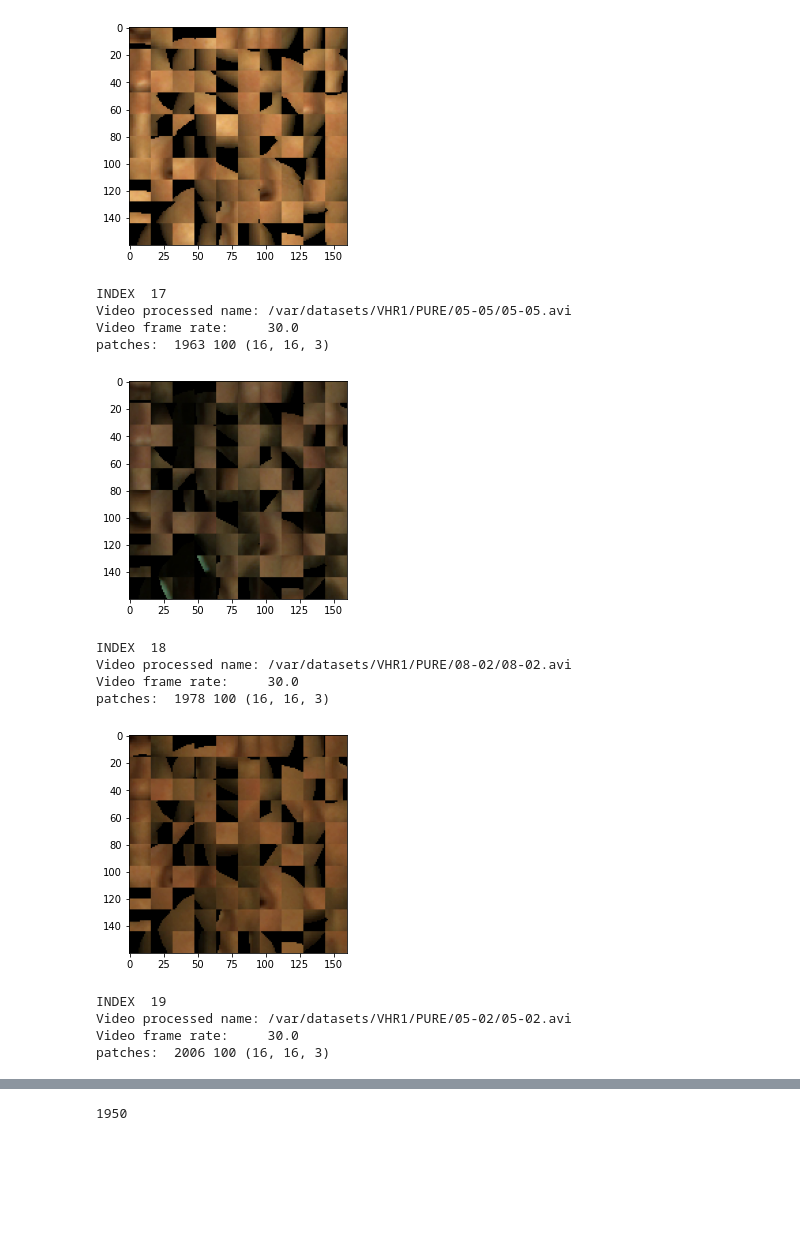
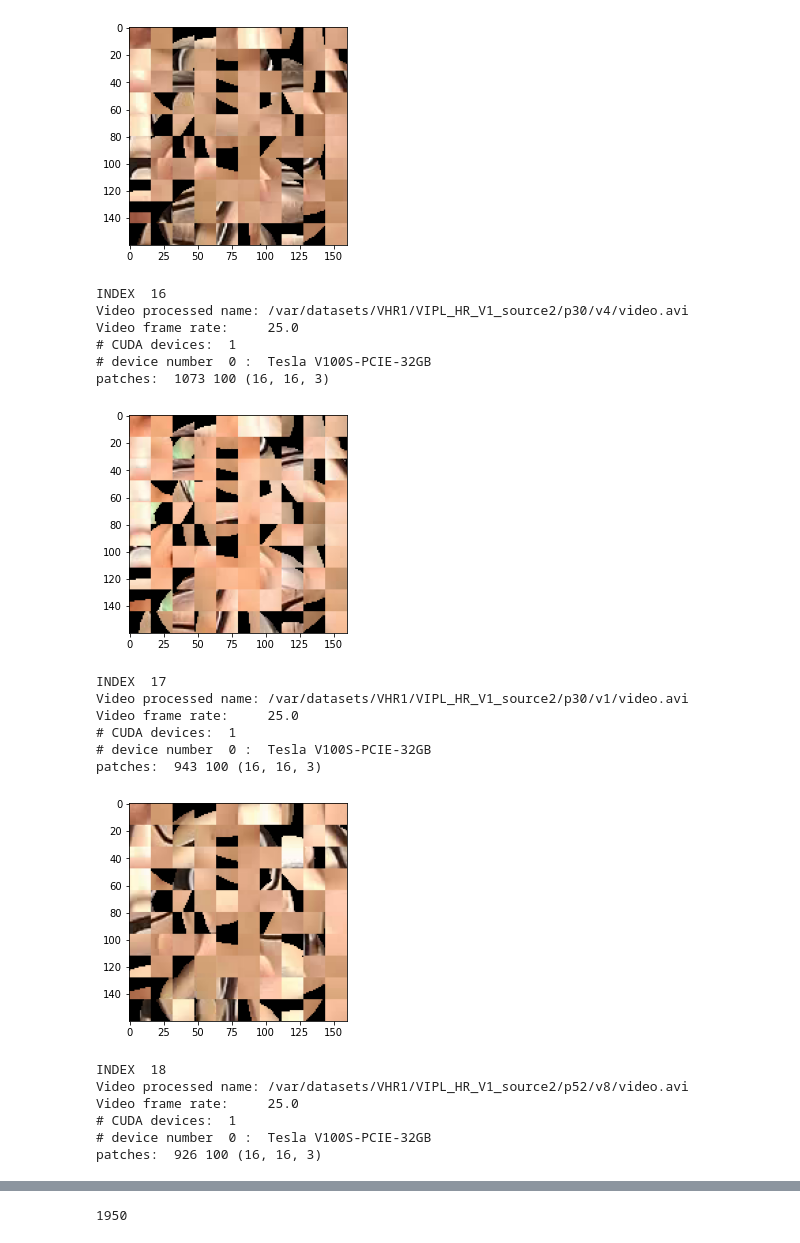
Before and after one commit to drugo106/VHR, a Jupyter notebook: Weaver.ipynb, the cells around one changed output, grey strips where cells are left out. Cells and saved outputs as stored; diff of their text form; code cells hidden in the pictures; blank space fills up the shorter version.

Commit message:
VIPL_HR_V1_webs

```diff
--- a/Weaver.ipynb
+++ b/Weaver.ipynb
@@ -45,7 +45,10 @@ def getVideo(idx):
 #SKIN EXTRACTION AND VISUALIZATION
 def patches_extraction(videFileName, fps):
     sig_extractor = vhr.extraction.SignalProcessing()
-    sig_extractor.set_skin_extractor(vhr.extraction.SkinExtractionConvexHull())
+    sig_extractor.display_cuda_device()
+    sig_extractor.choose_cuda_device(0)
+
+    sig_extractor.set_skin_extractor(vhr.extraction.SkinExtractionConvexHull('GPU'))
     seconds = 0
     sig_extractor.set_total_frames(seconds*fps)
 
@@ -67,23 +70,15 @@ def patches_extraction(videFileName, fps):
              284, 288, 297, 299, 322, 323, 330, 332, 333, 337, 338, 345, \
              346, 361, 363, 364, 367, 368, 371, 377, 379, 411, 412, 417, 421, 425, 426, 427, 430, 432, 436]
 
-    #print('Num landmarks: ', len(landmarks))
-    #vhr.plot.visualize_landmarks_list(landmarks_list=landmarks)
+
     sig_extractor.set_landmarks(landmarks)
 
     #PATCHES EXTRACTION
-
     sig_extractor.set_square_patches_side(PATCH_SIZE + 0.0)
     patch_sig = sig_extractor.extract_patches(videoFileName, "squares", "mean")
-    #print('Size: (#frames, #landmarks, #channels) = ', patch_sig.shape)
+    visualize_patches_coll = sig_extractor.get_visualize_patches()
+    patches = sig_extractor.patches
 
-    visualize_patches_coll = sig_extractor.get_visualize_patches()
-    #print('Number of frames processed: ',len(visualize_patches_coll))
-    #vhr.plot.interactive_image_plot(visualize_patches_coll,1.0)
-
-    patches = sig_extractor.patches
-    #print("patches: ", len(patches), len(patches[0]))
-    #return torch.as_tensor(patches)
     return patches
 # %%
 def weaver(patches, sigGT):
@@ -93,14 +88,15 @@ def weaver(patches, sigGT):
     webs = []
 
     for f_p in patches:
-        tmp=np.concatenate(f_p[0:10])
-        for i in range(10,len(f_p),10):
-            r=np.concatenate(f_p[i:i+10])
-            tmp=np.concatenate((tmp,r),axis=1)
-        if webs==[]:
-            webs = torch.unsqueeze(torch.as_tensor(tmp),0)
-        else:
-            webs=torch.cat((webs,torch.unsqueeze(torch.as_tensor(tmp),0)))
+        if len(f_p)==100:
+            tmp=np.concatenate(f_p[0:10])
+            for i in range(10,len(f_p),10):
+                r=np.concatenate(f_p[i:i+10])
+                tmp=np.concatenate((tmp,r),axis=1)
+            if webs==[]:
+                webs = torch.unsqueeze(torch.as_tensor(tmp),0)
+            else:
+                webs = torch.cat((webs,torch.unsqueeze(torch.as_tensor(tmp),0)))
 
     #inputs = torch.as_tensor(inputs)
     plt.imshow(webs[0])
@@ -108,5 +104,8 @@ def weaver(patches, sigGT):
     return webs, train_bvp
 # %%
 def write_webs(video_idx,webs,train_bvp):
-    with open('/var/datasets/PURE_webs/'+str(video_idx)+'-WEBS-'+str(PATCH_SIZE), 'wb') as f:
+    with open('/var/datasets/VIPL-HR-V1_webs/'+str(video_idx)+'-WEBS-'+str(PATCH_SIZE), 'wb') as f:
         pickle.dump((webs,train_bvp), f, protocol=pickle.HIGHEST_PROTOCOL)
+# %%
+videoFileName, fps, sigGT = getVideo(0)
+patches = patches_extraction(videoFileName, fps)
@@ -113,6 +125,6 @@ def write_webs(video_idx,webs,train_bvp):
 # %%
 print("total ", len(allvideo))
-for idx in range(27,len(allvideo)):
+for idx in range(15,50):
     print("INDEX ",idx)
     videoFileName, fps, sigGT = getVideo(idx)
     print(f'Video processed name: {videoFileName}\nVideo frame rate:     {fps}')
@@ -129,15 +143,21 @@ patches:  2270 100 (16, 16, 3)
-[figure, old version]
+[figure, new version]
-INDEX  17
-Video processed name: /var/datasets/VHR1/PURE/05-05/05-05.avi
-Video frame rate:     30.0
-patches:  1963 100 (16, 16, 3)
+INDEX  16
+Video processed name: /var/datasets/VHR1/VIPL_HR_V1_source2/p30/v4/video.avi
+Video frame rate:     25.0
+# CUDA devices:  1
+# device number  0 :  Tesla V100S-PCIE-32GB
+patches:  1073 100 (16, 16, 3)
-[figure, old version]
+[figure, new version]
-INDEX  18
-Video processed name: /var/datasets/VHR1/PURE/08-02/08-02.avi
-Video frame rate:     30.0
-patches:  1978 100 (16, 16, 3)
+INDEX  17
+Video processed name: /var/datasets/VHR1/VIPL_HR_V1_source2/p30/v1/video.avi
+Video frame rate:     25.0
+# CUDA devices:  1
+# device number  0 :  Tesla V100S-PCIE-32GB
+patches:  943 100 (16, 16, 3)
-[figure, old version]
+[figure, new version]
-INDEX  19
-Video processed name: /var/datasets/VHR1/PURE/05-02/05-02.avi
-Video frame rate:     30.0
-patches:  2006 100 (16, 16, 3)
+INDEX  18
+Video processed name: /var/datasets/VHR1/VIPL_HR_V1_source2/p52/v8/video.avi
+Video frame rate:     25.0
+# CUDA devices:  1
+# device number  0 :  Tesla V100S-PCIE-32GB
+patches:  926 100 (16, 16, 3)
```
Also changed, not shown: parts of 7 cells of this notebook, 4 other files.
